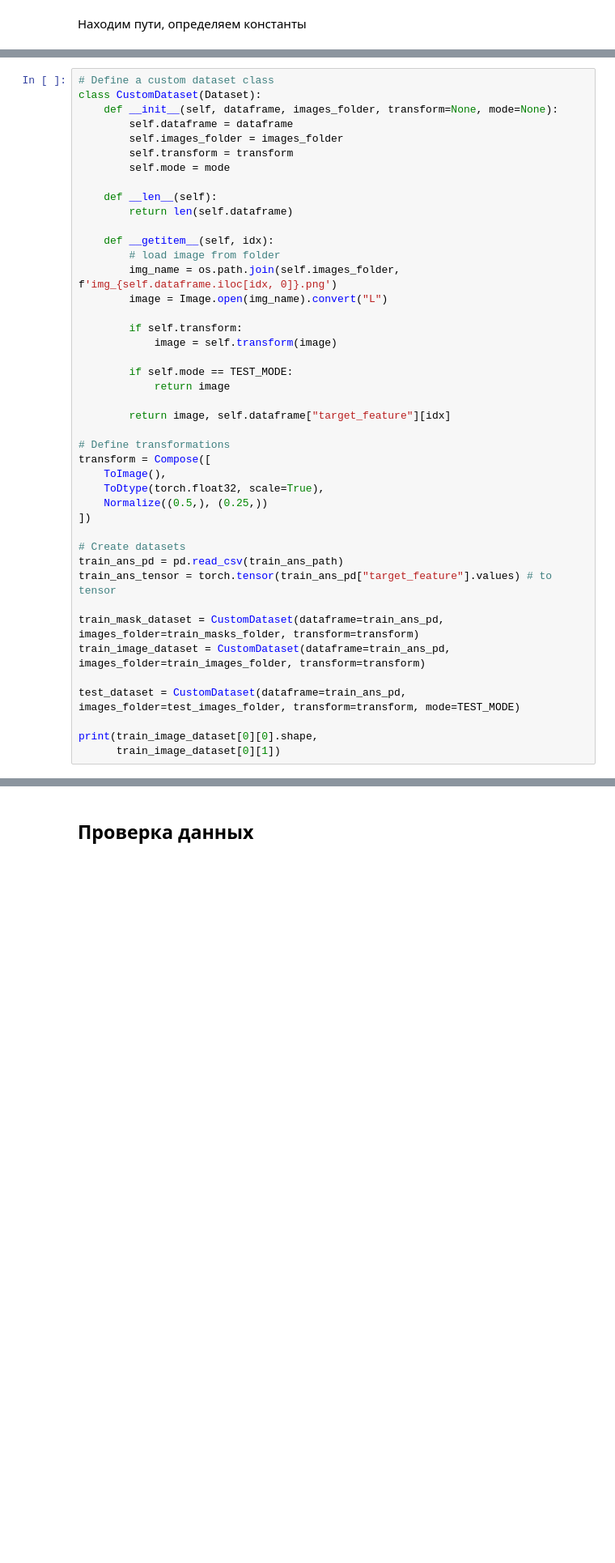
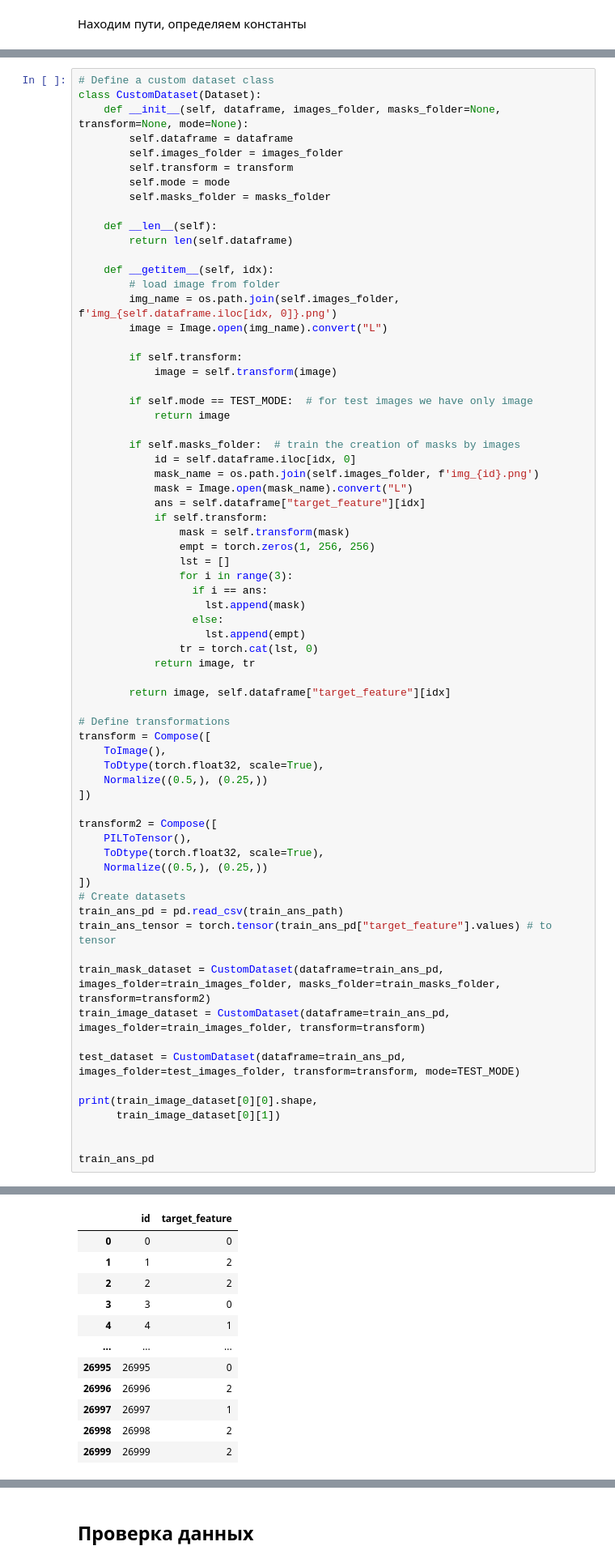
Before and after one commit to Goshective/Project_ML, a Jupyter notebook: Project_ML.ipynb, the cells around one changed output, grey strips where cells are left out. Shown at 81% size. Saved outputs shown, nothing was run; the diff lists cells and outputs as text; blank space fills up the shorter version.

```diff
--- a/Project_ML.ipynb
+++ b/Project_ML.ipynb
@@ -85,11 +104,12 @@ train_ans_path = os.path.join(data_folder, "train_answers.csv")
 # %%
 # Define a custom dataset class
 class CustomDataset(Dataset):
-    def __init__(self, dataframe, images_folder, transform=None, mode=None):
+    def __init__(self, dataframe, images_folder, masks_folder=None, transform=None, mode=None):
         self.dataframe = dataframe
         self.images_folder = images_folder
         self.transform = transform
         self.mode = mode
+        self.masks_folder = masks_folder
 
     def __len__(self):
         return len(self.dataframe)
@@ -98,32 +118,69 @@ class CustomDataset(Dataset):
         # load image from folder
         img_name = os.path.join(self.images_folder, f'img_{self.dataframe.iloc[idx, 0]}.png')
         image = Image.open(img_name).convert("L")
 
         if self.transform:
             image = self.transform(image)
 
-        if self.mode == TEST_MODE:
+        if self.mode == TEST_MODE:  # for test images we have only image
             return image
+
+        if self.masks_folder:  # train the creation of masks by images
+            id = self.dataframe.iloc[idx, 0]
+            mask_name = os.path.join(self.images_folder, f'img_{id}.png')
+            mask = Image.open(mask_name).convert("L")
+            ans = self.dataframe["target_feature"][idx]
+            if self.transform:
+                mask = self.transform(mask)
+                empt = torch.zeros(1, 256, 256)
+                lst = []
+                for i in range(3):
+                  if i == ans:
+                    lst.append(mask)
+                  else:
+                    lst.append(empt)
+                tr = torch.cat(lst, 0)
+            return image, tr
 
         return image, self.dataframe["target_feature"][idx]
 
 # Define transformations
 transform = Compose([
     ToImage(),
     ToDtype(torch.float32, scale=True),
     Normalize((0.5,), (0.25,))
 ])
 
+transform2 = Compose([
+    PILToTensor(),
+    ToDtype(torch.float32, scale=True),
+    Normalize((0.5,), (0.25,))
+])
 # Create datasets
 train_ans_pd = pd.read_csv(train_ans_path)
 train_ans_tensor = torch.tensor(train_ans_pd["target_feature"].values) # to tensor
 
-train_mask_dataset = CustomDataset(dataframe=train_ans_pd, images_folder=train_masks_folder, transform=transform)
+train_mask_dataset = CustomDataset(dataframe=train_ans_pd, images_folder=train_images_folder, masks_folder=train_masks_folder, transform=transform2)
 train_image_dataset = CustomDataset(dataframe=train_ans_pd, images_folder=train_images_folder, transform=transform)
 
 test_dataset = CustomDataset(dataframe=train_ans_pd, images_folder=test_images_folder, transform=transform, mode=TEST_MODE)
 
 print(train_image_dataset[0][0].shape,
       train_image_dataset[0][1])
+
+
+train_ans_pd
 # %% [output]
 torch.Size([1, 256, 256]) 0
+|  | id | target_feature |
+| 0 | 0 | 0 |
+| 1 | 1 | 2 |
+| 2 | 2 | 2 |
+| 3 | 3 | 0 |
+| 4 | 4 | 1 |
+| ... | ... | ... |
+| 26995 | 26995 | 0 |
+| 26996 | 26996 | 2 |
+| 26997 | 26997 | 1 |
+| 26998 | 26998 | 2 |
+| 26999 | 26999 | 2 |
```
Also changed, not shown: parts of 43 cells of this notebook.
